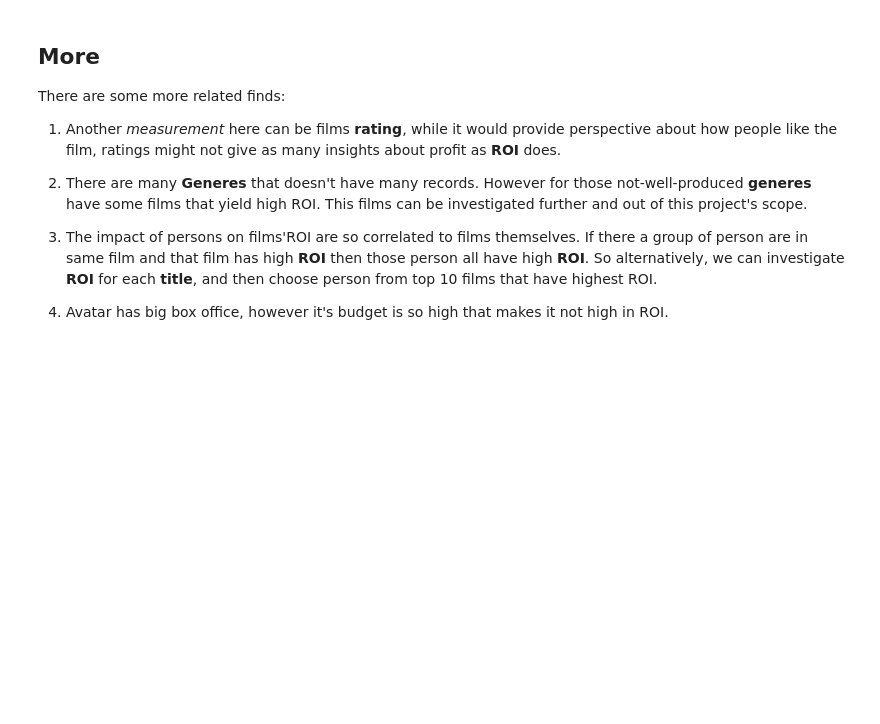
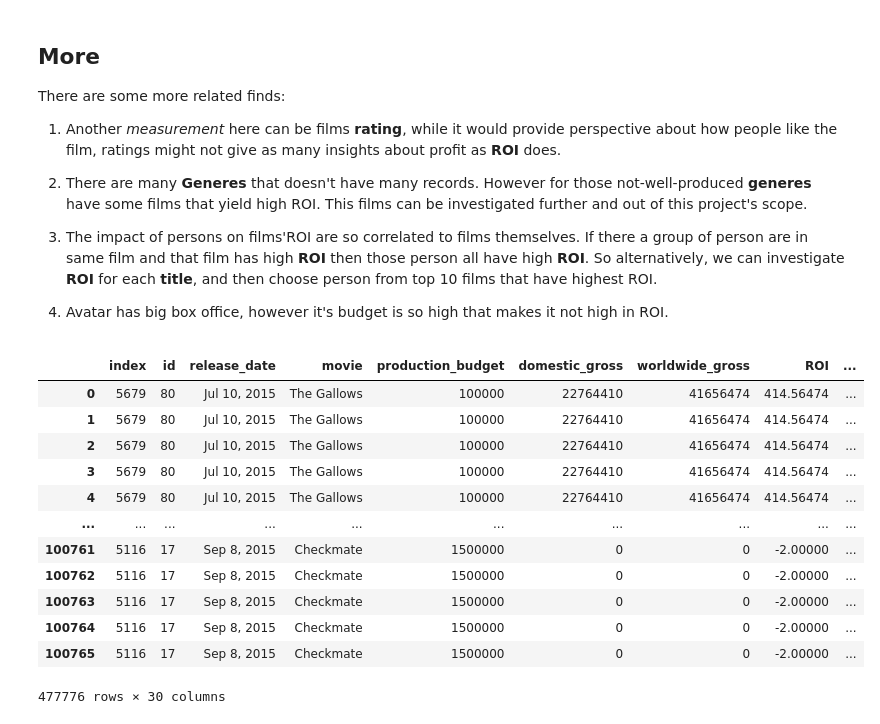
Before and after one commit to foxshakeitoff/MicroSoft_Movie_Analysis, a Jupyter notebook: Notebook.ipynb, the cells around one changed output. Saved outputs shown, nothing was run; the diff lists cells and outputs as text; code cells hidden in the pictures; blank space fills up the shorter version.

```diff
--- a/Notebook.ipynb
+++ b/Notebook.ipynb
@@ -632,3 +632,19 @@ There are some more related finds:
 3. The impact of persons on films'ROI are so correlated to films themselves. If there a group of person are in same film and that film has high **ROI** then those person all have high **ROI**. So alternatively, we can investigate **ROI** for each **title**, and then choose person from top 10 films that have highest ROI.
 
 4. Avatar has big box office, however it's budget is so high that makes it not high in ROI.
+# %%
+df_final
+# %% [output]
+|  | index | id | release_date | movie | production_budget | domestic_gross | worldwide_gross | ROI | ... |
+| 0 | 5679 | 80 | Jul 10, 2015 | The Gallows | 100000 | 22764410 | 41656474 | 414.56474 | ... |
+| 1 | 5679 | 80 | Jul 10, 2015 | The Gallows | 100000 | 22764410 | 41656474 | 414.56474 | ... |
+| 2 | 5679 | 80 | Jul 10, 2015 | The Gallows | 100000 | 22764410 | 41656474 | 414.56474 | ... |
+| 3 | 5679 | 80 | Jul 10, 2015 | The Gallows | 100000 | 22764410 | 41656474 | 414.56474 | ... |
+| 4 | 5679 | 80 | Jul 10, 2015 | The Gallows | 100000 | 22764410 | 41656474 | 414.56474 | ... |
+| ... | ... | ... | ... | ... | ... | ... | ... | ... | ... |
+| 100761 | 5116 | 17 | Sep 8, 2015 | Checkmate | 1500000 | 0 | 0 | -2.00000 | ... |
+| 100762 | 5116 | 17 | Sep 8, 2015 | Checkmate | 1500000 | 0 | 0 | -2.00000 | ... |
+| 100763 | 5116 | 17 | Sep 8, 2015 | Checkmate | 1500000 | 0 | 0 | -2.00000 | ... |
+| 100764 | 5116 | 17 | Sep 8, 2015 | Checkmate | 1500000 | 0 | 0 | -2.00000 | ... |
+| 100765 | 5116 | 17 | Sep 8, 2015 | Checkmate | 1500000 | 0 | 0 | -2.00000 | ... |
+477776 rows × 30 columns
```
Also changed, not shown: parts of 7 cells of this notebook.
